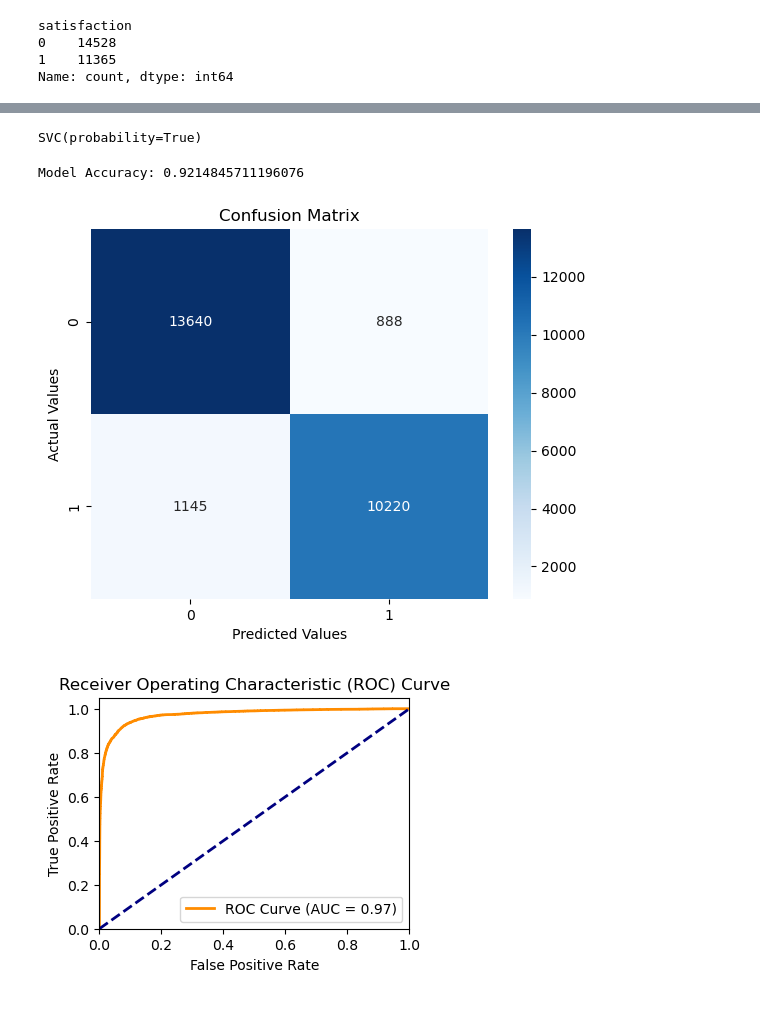
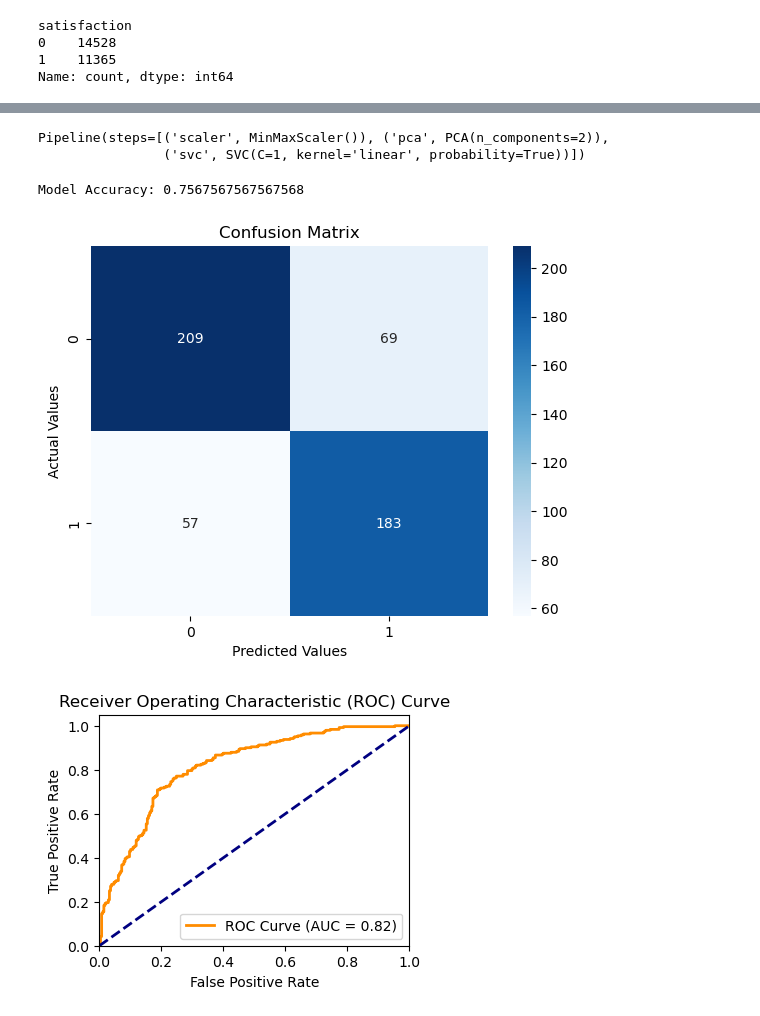
Before and after one commit to frenkiefang/machine_learning, a Jupyter notebook: svm.ipynb, the cells around one changed output, grey strips where cells are left out. Cells and saved outputs as stored; diff of their text form; code cells hidden in the pictures.

```diff
--- a/svm.ipynb
+++ b/svm.ipynb
@@ -48,35 +49,43 @@ X = scaler.transform(X)
 y = df[feature]
-# %%
-# fit the model
-clf = SVC(probability = True)
-clf.fit(X, y)
-# %% [output]
-SVC(probability=True)
+# %%
+# training and test set
+# build pipeline
+X_train, X_test, y_train, y_test = train_test_split(X, y, test_size=0.02,random_state=42)
+pipe = Pipeline(
+    steps = [
+        ('scaler',MinMaxScaler()),
+        ('pca', PCA(n_components=2)),
+        ('svc', SVC(C = 1, kernel = 'linear',probability = True))
+    ]
+)
+# %%
+pipe.fit(X_train, y_train)
+# %% [output]
+Pipeline(steps=[('scaler', MinMaxScaler()), ('pca', PCA(n_components=2)),
+                ('svc', SVC(C=1, kernel='linear', probability=True))])
 # %%
-y_pred = clf.predict(X)
-accuracy = accuracy_score(y, y_pred)
+y_pred = pipe.predict(X_test)
+accuracy = accuracy_score(y_test, y_pred)
 print("Model Accuracy:", accuracy)
 # %% [output]
-Model Accuracy: 0.9214845711196076
+Model Accuracy: 0.7567567567567568
 # %%
 # Confusion matrix
-confusion = confusion_matrix(y,y_pred)
+confusion = confusion_matrix(y_test,y_pred)
 sns.heatmap(confusion, annot=True, fmt="d", cmap="Blues")
 plt.xlabel("Predicted Values")
 plt.ylabel("Actual Values")
 plt.title("Confusion Matrix")
 plt.show()
 # %% [output]
-[figure, old version]
+[figure, new version]
 # %%
 # Get predicted probabilities for the positive class
-y_probs = clf.predict_proba(X)[:,1]
+y_probs = pipe.predict_proba(X_test)[:,1]
 
-# Calculate the ROC curve
-fpr, tpr, thresholds = roc_curve(y, y_probs)
-
-# Calculate the AUC (Area Under the Curve)
-auc = roc_auc_score(y, y_probs)
+# Calculate the ROC curve, auc
+fpr, tpr, thresholds = roc_curve(y_test, y_probs)
+auc = roc_auc_score(y_test, y_probs)
 
 # Plot the ROC curve
 plt.figure(figsize=(4, 3))
@@ -90,4 +99,4 @@ plt.title('Receiver Operating Characteristic (ROC) Curve')
 plt.legend(loc='lower right')
 plt.show()
 # %% [output]
-[figure, old version]
+[figure, new version]
```
Also changed, not shown: parts of 5 cells of this notebook.
